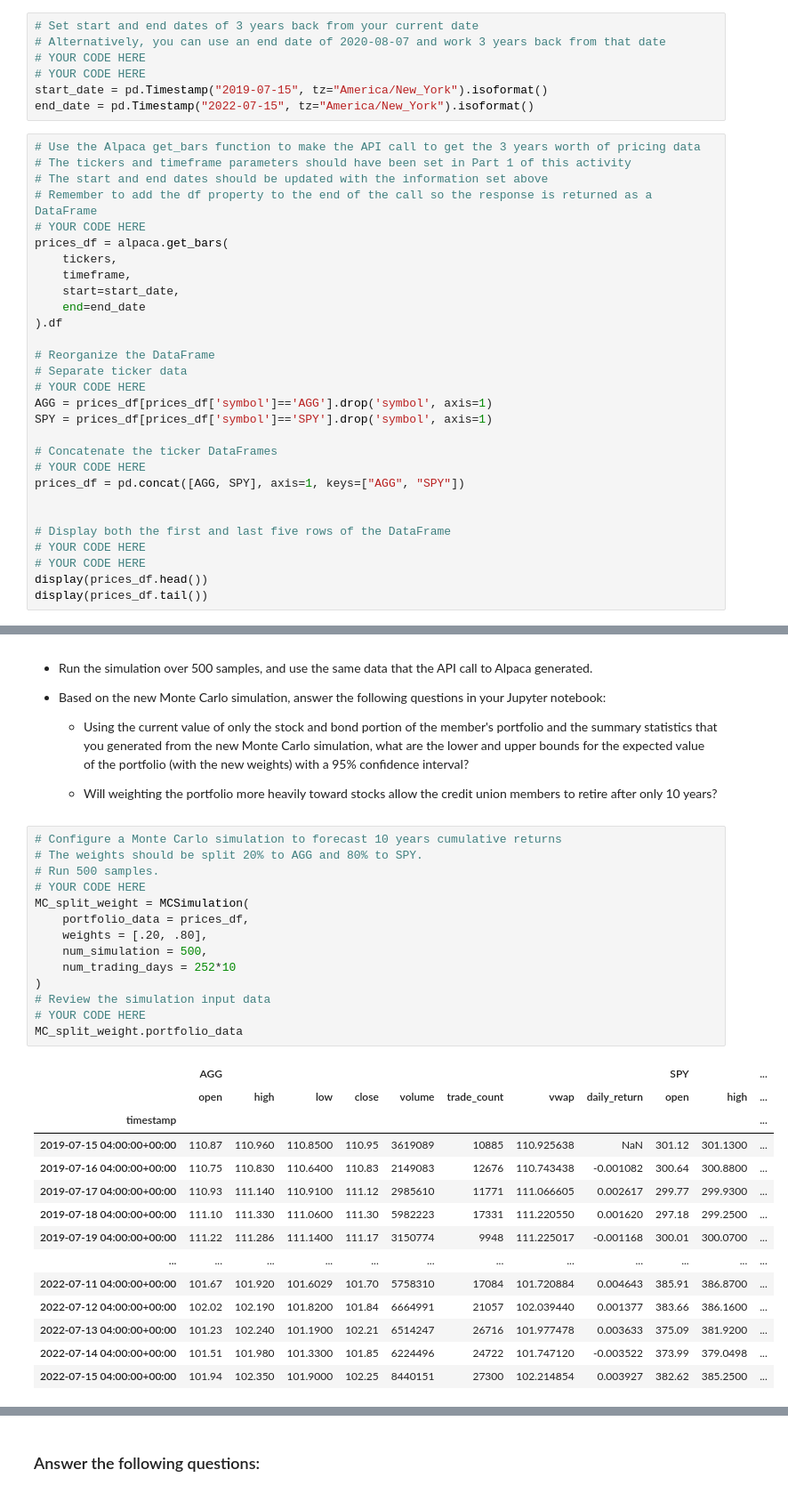
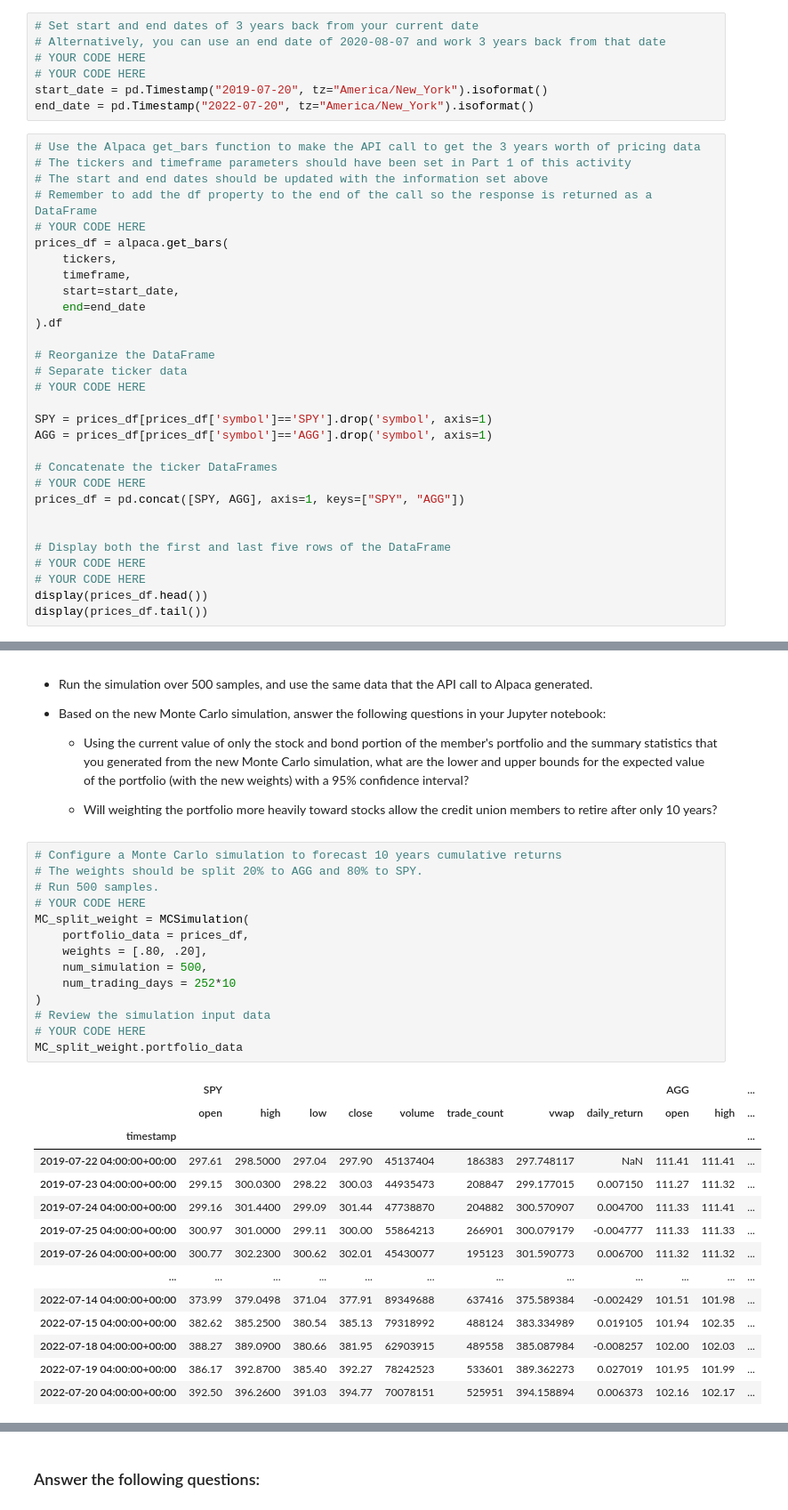
Before and after one commit to JeffSmith-ok/Financial_Planning_Monte_Carlo_Alpaca_API, a Jupyter notebook: financial_planning_tools.ipynb, the cells around one changed output, grey strips where cells are left out. Shown: that part at 89% size. Saved outputs shown, nothing was run; the diff lists cells and outputs as text.

```diff
--- a/financial_planning_tools.ipynb
+++ b/financial_planning_tools.ipynb
@@ -472,8 +472,8 @@ In this section, you’ll use the MCForecastTools library to create a Monte Carl
 # Alternatively, you can use an end date of 2020-08-07 and work 3 years back from that date
 # YOUR CODE HERE
 # YOUR CODE HERE
-start_date = pd.Timestamp("2019-07-15", tz="America/New_York").isoformat()
-end_date = pd.Timestamp("2022-07-15", tz="America/New_York").isoformat()
+start_date = pd.Timestamp("2019-07-20", tz="America/New_York").isoformat()
+end_date = pd.Timestamp("2022-07-20", tz="America/New_York").isoformat()
 # %%
 # Use the Alpaca get_bars function to make the API call to get the 3 years worth of pricing data
 # The tickers and timeframe parameters should have been set in Part 1 of this activity
@@ -490,12 +490,13 @@ prices_df = alpaca.get_bars(
 # Reorganize the DataFrame
 # Separate ticker data
 # YOUR CODE HERE
+
+SPY = prices_df[prices_df['symbol']=='SPY'].drop('symbol', axis=1)
 AGG = prices_df[prices_df['symbol']=='AGG'].drop('symbol', axis=1)
-SPY = prices_df[prices_df['symbol']=='SPY'].drop('symbol', axis=1)
 
 # Concatenate the ticker DataFrames
 # YOUR CODE HERE
-prices_df = pd.concat([AGG, SPY], axis=1, keys=["AGG", "SPY"])
+prices_df = pd.concat([SPY, AGG], axis=1, keys=["SPY", "AGG"])
 
 
 # Display both the first and last five rows of the DataFrame
@@ -678,29 +679,29 @@ For this new Monte Carlo simulation, do the following:
 # %%
 # Configure a Monte Carlo simulation to forecast 10 years cumulative returns
 # The weights should be split 20% to AGG and 80% to SPY.
 # Run 500 samples.
 # YOUR CODE HERE
 MC_split_weight = MCSimulation(
     portfolio_data = prices_df,
-    weights = [.20, .80],
+    weights = [.80, .20],
     num_simulation = 500,
     num_trading_days = 252*10
 )
 # Review the simulation input data
 # YOUR CODE HERE
 MC_split_weight.portfolio_data
 # %% [output]
-|  | AGG |  |  |  |  |  |  |  | SPY |  | ... |
+|  | SPY |  |  |  |  |  |  |  | AGG |  | ... |
 |  | open | high | low | close | volume | trade_count | vwap | daily_return | open | high | ... |
 | timestamp |  |  |  |  |  |  |  |  |  |  | ... |
-| 2019-07-15 04:00:00+00:00 | 110.87 | 110.960 | 110.8500 | 110.95 | 3619089 | 10885 | 110.925638 | NaN | 301.12 | 301.1300 | ... |
-| 2019-07-16 04:00:00+00:00 | 110.75 | 110.830 | 110.6400 | 110.83 | 2149083 | 12676 | 110.743438 | -0.001082 | 300.64 | 300.8800 | ... |
-| 2019-07-17 04:00:00+00:00 | 110.93 | 111.140 | 110.9100 | 111.12 | 2985610 | 11771 | 111.066605 | 0.002617 | 299.77 | 299.9300 | ... |
-| 2019-07-18 04:00:00+00:00 | 111.10 | 111.330 | 111.0600 | 111.30 | 5982223 | 17331 | 111.220550 | 0.001620 | 297.18 | 299.2500 | ... |
-| 2019-07-19 04:00:00+00:00 | 111.22 | 111.286 | 111.1400 | 111.17 | 3150774 | 9948 | 111.225017 | -0.001168 | 300.01 | 300.0700 | ... |
+| 2019-07-22 04:00:00+00:00 | 297.61 | 298.5000 | 297.04 | 297.90 | 45137404 | 186383 | 297.748117 | NaN | 111.41 | 111.41 | ... |
+| 2019-07-23 04:00:00+00:00 | 299.15 | 300.0300 | 298.22 | 300.03 | 44935473 | 208847 | 299.177015 | 0.007150 | 111.27 | 111.32 | ... |
+| 2019-07-24 04:00:00+00:00 | 299.16 | 301.4400 | 299.09 | 301.44 | 47738870 | 204882 | 300.570907 | 0.004700 | 111.33 | 111.41 | ... |
+| 2019-07-25 04:00:00+00:00 | 300.97 | 301.0000 | 299.11 | 300.00 | 55864213 | 266901 | 300.079179 | -0.004777 | 111.33 | 111.33 | ... |
+| 2019-07-26 04:00:00+00:00 | 300.77 | 302.2300 | 300.62 | 302.01 | 45430077 | 195123 | 301.590773 | 0.006700 | 111.32 | 111.32 | ... |
 | ... | ... | ... | ... | ... | ... | ... | ... | ... | ... | ... | ... |
-| 2022-07-11 04:00:00+00:00 | 101.67 | 101.920 | 101.6029 | 101.70 | 5758310 | 17084 | 101.720884 | 0.004643 | 385.91 | 386.8700 | ... |
-| 2022-07-12 04:00:00+00:00 | 102.02 | 102.190 | 101.8200 | 101.84 | 6664991 | 21057 | 102.039440 | 0.001377 | 383.66 | 386.1600 | ... |
-| 2022-07-13 04:00:00+00:00 | 101.23 | 102.240 | 101.1900 | 102.21 | 6514247 | 26716 | 101.977478 | 0.003633 | 375.09 | 381.9200 | ... |
-| 2022-07-14 04:00:00+00:00 | 101.51 | 101.980 | 101.3300 | 101.85 | 6224496 | 24722 | 101.747120 | -0.003522 | 373.99 | 379.0498 | ... |
-| 2022-07-15 04:00:00+00:00 | 101.94 | 102.350 | 101.9000 | 102.25 | 8440151 | 27300 | 102.214854 | 0.003927 | 382.62 | 385.2500 | ... |
+| 2022-07-14 04:00:00+00:00 | 373.99 | 379.0498 | 371.04 | 377.91 | 89349688 | 637416 | 375.589384 | -0.002429 | 101.51 | 101.98 | ... |
+| 2022-07-15 04:00:00+00:00 | 382.62 | 385.2500 | 380.54 | 385.13 | 79318992 | 488124 | 383.334989 | 0.019105 | 101.94 | 102.35 | ... |
+| 2022-07-18 04:00:00+00:00 | 388.27 | 389.0900 | 380.66 | 381.95 | 62903915 | 489558 | 385.087984 | -0.008257 | 102.00 | 102.03 | ... |
+| 2022-07-19 04:00:00+00:00 | 386.17 | 392.8700 | 385.40 | 392.27 | 78242523 | 533601 | 389.362273 | 0.027019 | 101.95 | 101.99 | ... |
+| 2022-07-20 04:00:00+00:00 | 392.50 | 396.2600 | 391.03 | 394.77 | 70078151 | 525951 | 394.158894 | 0.006373 | 102.16 | 102.17 | ... |
```
Also changed, not shown: parts of 36 cells of this notebook.
